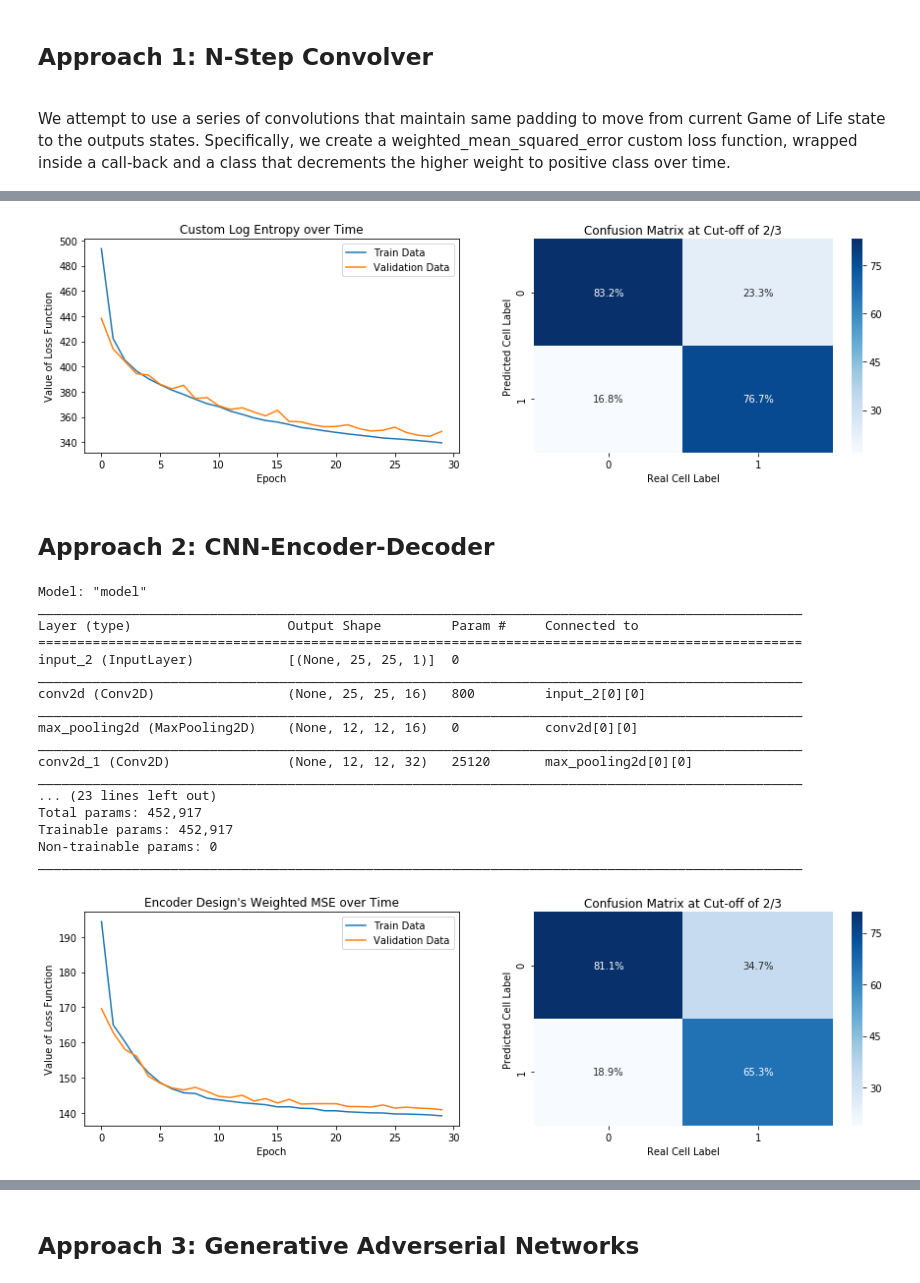
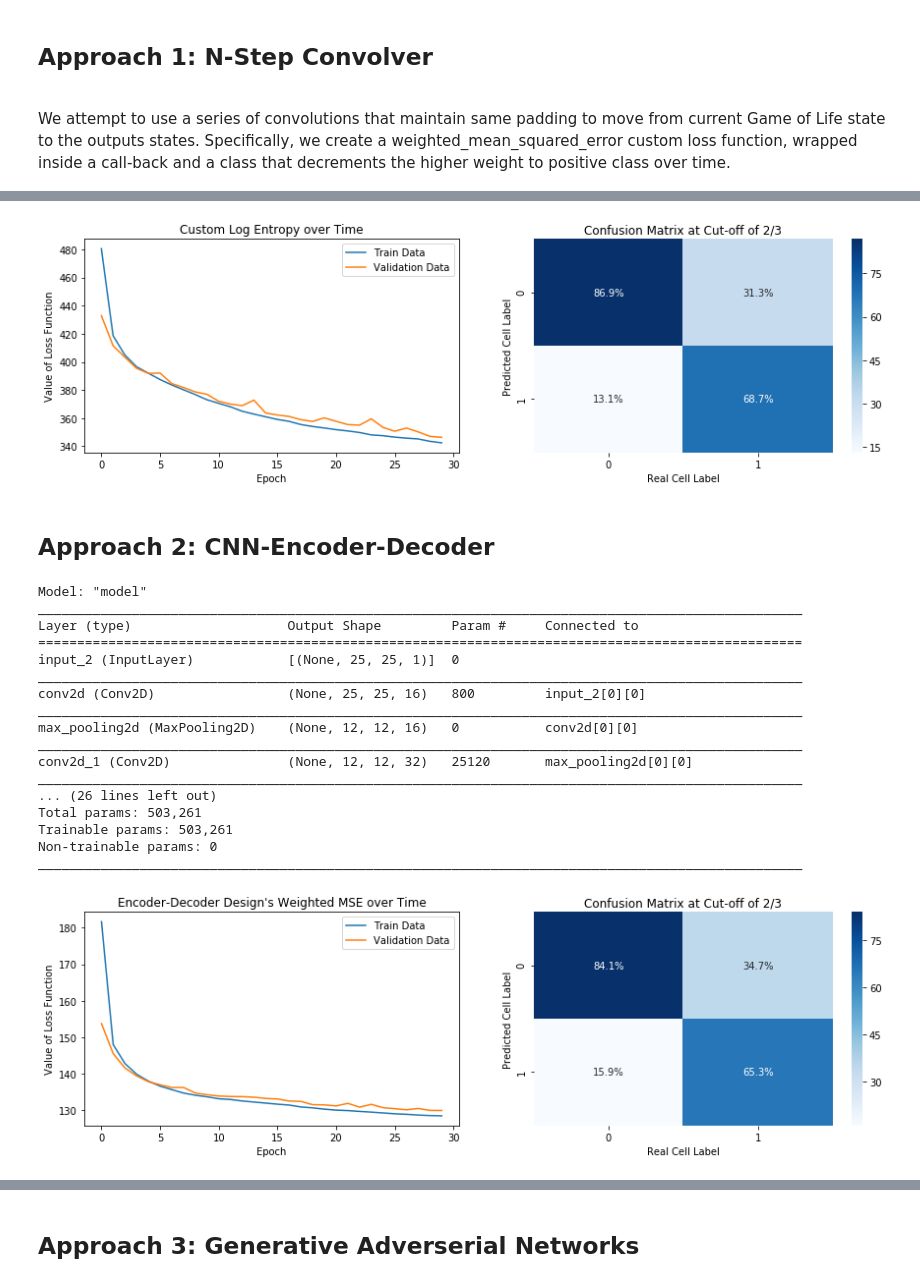
Before and after one commit to navyamehta/ai-research-projects, a Jupyter notebook: kaggle-GOL-CNN-encoder/Game of Life Reversal.ipynb, the cells around one changed output, grey strips where cells are left out. Saved outputs shown, nothing was run; the diff lists cells and outputs as text; code cells hidden in the pictures.

```diff
--- a/kaggle-GOL-CNN-encoder/Game of Life Reversal.ipynb
+++ b/kaggle-GOL-CNN-encoder/Game of Life Reversal.ipynb
@@ -164,13 +168,14 @@ class LogEntropy:
 # %%
 numepochs, decayepochs = 30,22
 lossclass = LogEntropy(5, 1, decayepochs)
 losscallback = LossCallBack(lossclass)
-model = build_model(lossclass.loss)
-hist = model.fit([X1[:40000],X2[:40000]],Y[:40000], batch_size=256, epochs=numepochs, verbose=False,
+model3 = build_model(lossclass.loss)
+hist = model3.fit([X1[:40000],X2[:40000]],Y[:40000], batch_size=256, epochs=numepochs, verbose=False,
                  validation_data=([X1[40000:], X2[40000:]], Y[40000:]), callbacks=[losscallback])
-plotter(model, hist, "Custom Log Entropy")
+model3.save("./model3Entropy.h5")
+plotter(model3, hist, "Custom Log Entropy")
 # %% [output]
-[figure, old version]
+[figure, new version]
 # %%
 #Weighted Hinge Losses over Time
 class WeightedHinge:
@@ -203,7 +208,9 @@ def build_encdec(lossfunc="mean_squared_error", lr=2e-3):
     #Decoder Design
     dec1 = Conv2DTranspose(filters=32, strides=(1,1), kernel_size=(7,7), padding="same", activation="relu")(conv3)
     up2 = UpSampling2D(size=(2,2), interpolation="nearest")(dec1)
-    dec2 = Conv2DTranspose(filters=16, strides=(1,1), kernel_size=(7,7), padding="same", activation="relu")(up2)
+    #Skip Connections for Efficient Information Transfer
+    up2_2 = Concatenate()([up2, conv2])
+    dec2 = Conv2DTranspose(filters=24, strides=(1,1), kernel_size=(7,7), padding="same", activation="relu")(up2_2)
     up3 = UpSampling2D(size=(2,2), interpolation="nearest")(dec2)
     dec3 = Conv2DTranspose(filters=5, strides=(1,1), kernel_size=(2,2), activation=None)(up3)
     #Evaluate Required Board
@@ -226,9 +233,9 @@ max_pooling2d (MaxPooling2D)    (None, 12, 12, 16)   0           conv2d[0][0]
 __________________________________________________________________________________________________
 conv2d_1 (Conv2D)               (None, 12, 12, 32)   25120       max_pooling2d[0][0]
 __________________________________________________________________________________________________
-... (23 lines left out)
-Total params: 452,917
-Trainable params: 452,917
+... (26 lines left out)
+Total params: 503,261
+Trainable params: 503,261
 Non-trainable params: 0
 __________________________________________________________________________________________________
 # %%
@@ -236,12 +243,13 @@ ________________________________________________________________________________
 numepochs, decayepochs = 30,20
 lossclass = WeightedMSE(5, 1, decayepochs)
 losscallback = LossCallBack(lossclass)
-model = build_encdec(lossfunc=lossclass.loss, lr=3e-3)
-hist = model.fit([X1[:40000],X2[:40000]],Y[:40000], batch_size=256, epochs=numepochs, verbose=False,
+model4 = build_encdec(lossfunc=lossclass.loss, lr=3e-3)
+hist = model4.fit([X1[:40000],X2[:40000]],Y[:40000], batch_size=256, epochs=numepochs, verbose=False,
                  validation_data=([X1[40000:], X2[40000:]], Y[40000:]), callbacks=[losscallback])
-plotter(model, hist, "Encoder Design's Weighted MSE")
+model4.save("./model4MSEencoder.h5")
+plotter(model4, hist, "Encoder-Decoder Design's Weighted MSE")
 # %% [output]
-[figure, old version]
+[figure, new version]
 # %%
 #Visualizing Results on First Fold - Log Entropy
 numepochs, decayepochs = 30,22
```
Also changed, not shown: parts of 6 cells of this notebook, 5 other files.
